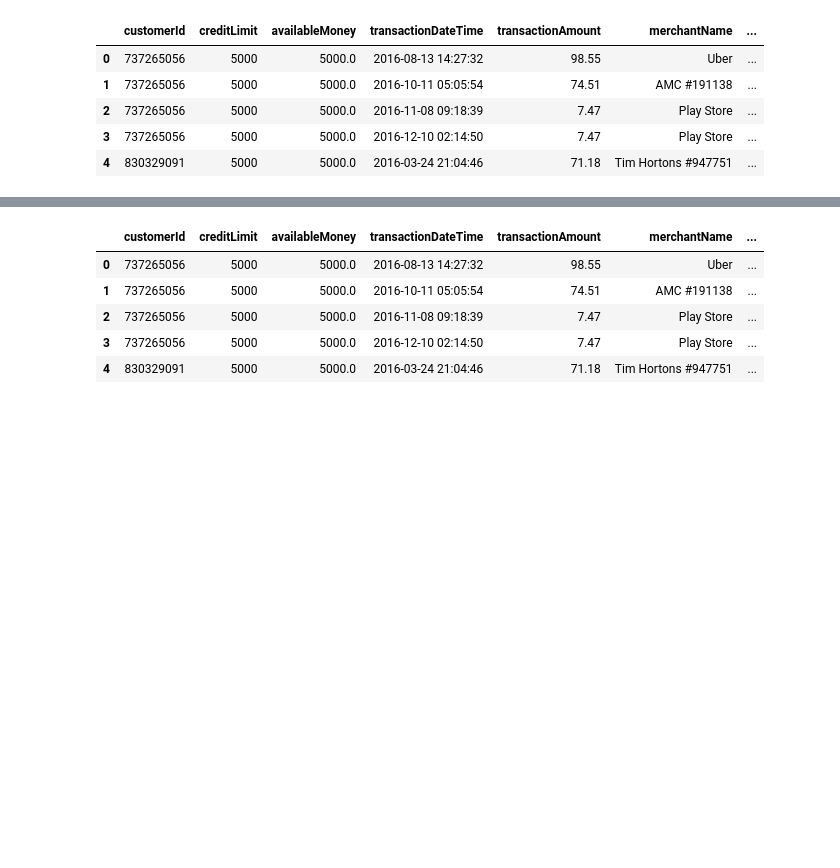
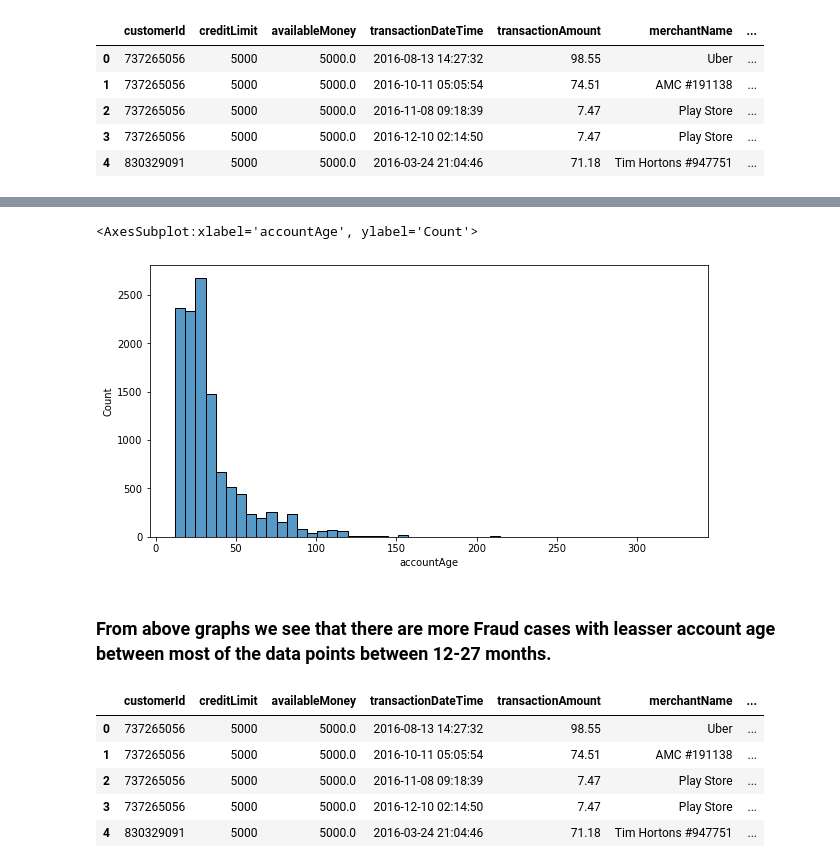
Before and after one commit to pranjaliy/CapitalOne-DS, a Jupyter notebook: Part B (Feature Engineering and Model Building).ipynb, the cells around one changed output, grey strips where cells are left out. Drawn from its saved outputs; the diff is of its cells as text; code cells hidden in the pictures; blank space fills up the shorter version.

```diff
--- a/Part B (Feature Engineering and Model Building).ipynb
+++ b/Part B (Feature Engineering and Model Building).ipynb
@@ -437,4 +325,0 @@ Name: creditLimit_q, dtype: int64
-# %%
-data['transactionAmount_q']= pd.qcut(data['transactionAmount'],q=6,
-                                    labels=["q1", "q2", "q3",
-                                            'q4',"q5", "q6"])
@@ -469,7 +332,2 @@ data.head()
 # %%
 data['100%creditAvailable'] = np.where((data['currentBalance']==0)&(data['creditLimit']==data['availableMoney']),1,0)
-# %%
-data['transactionMonth'] = data['transactionDateTime'].dt.month
-data['transactionYear'] = data['transactionDateTime'].dt.year
-data['transactionDay'] = data['transactionDateTime'].dt.day
-data['transactionHour'] = data['transactionDateTime'].dt.hour
@@ -529,2 +350,2 @@ memory usage: 11.4 MB
 # %%
-data['accountAge'] = ((pd.to_datetime('today')-data['accountOpenDate'])/np.timedelta64(1, 'M'))
+data['accountAge'] = ((pd.to_datetime('2016-12-31')-data['accountOpenDate'])/np.timedelta64(1, 'M'))
@@ -536,6 +352,3 @@ data[data['isFraud']==True]['accountAge'].plot(kind='hist')
-# %%
-data['accountAge_q'] = pd.qcut(data['accountAge'],q=4,
-                              labels=["q1", "q2", "q3",'q4'])
 # %%
 data['accountAge'].describe()
 # %% [output]
@@ -554,3 +364,11 @@ Name: accountAge, dtype: float64
+# %%
+plt.figure(figsize=(10,5))
+sns.histplot(data=data[data['isFraud']==True], x='accountAge',bins=50,stat='count')
+# %% [output]
+<AxesSubplot:xlabel='accountAge', ylabel='Count'>
+[figure, added]
+# %% [markdown]
+### From above graphs we see that there are more Fraud cases with leasser account age between most of the data points between 12-27 months.
 # %%
 data.head()
 # %% [output]
```
Also changed, not shown: parts of 108 cells of this notebook, 1 other file.
